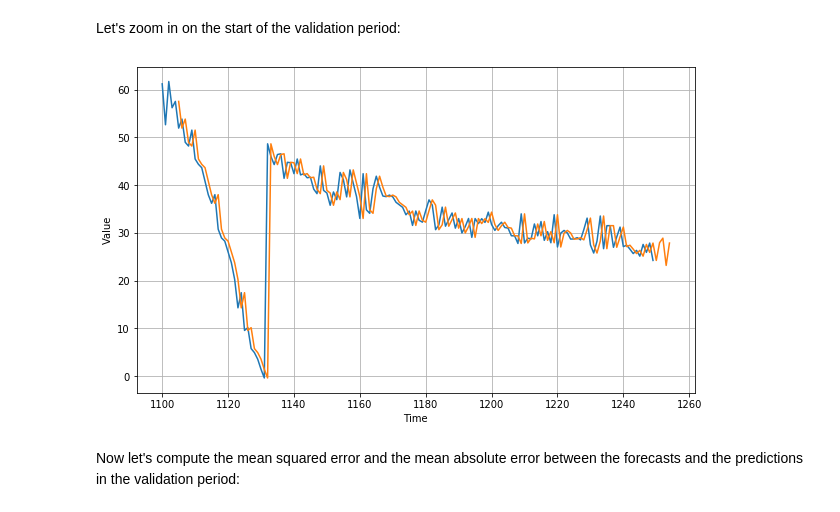
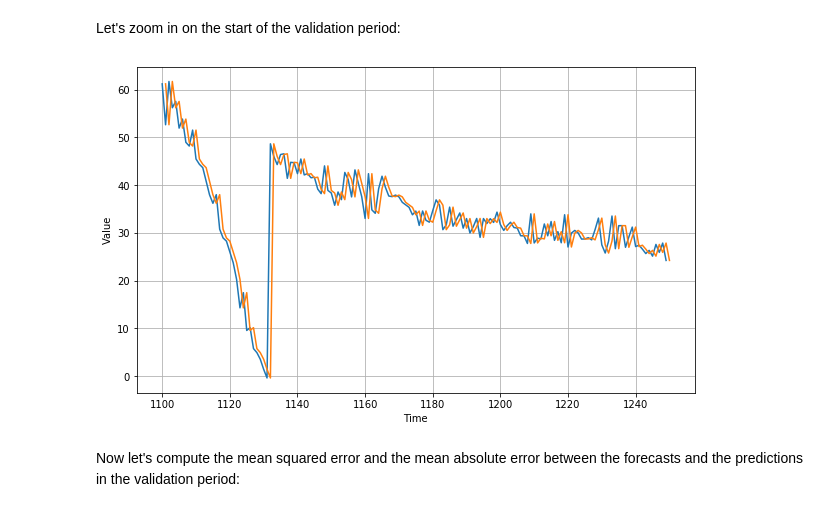
Before and after one commit to sergejhorvat/TensorFlow-in-Practice---Coursera, a Jupyter notebook: Sequences, Time Series and Prediction/Week 1 Exercise Question.ipynb, the cells around one changed output. Cells and saved outputs as stored; diff of their text form; code cells hidden in the pictures.

```diff
--- a/Sequences, Time Series and Prediction/Week 1 Exercise Question.ipynb
+++ b/Sequences, Time Series and Prediction/Week 1 Exercise Question.ipynb
@@ -118,11 +118,11 @@ Let's zoom in on the start of the validation period:
 # %%
 plt.figure(figsize=(10, 6))
 plot_series(time_valid, x_valid, start=0 ,end=150)
-plot_series(time_valid, naive_forecast,start=5, end=155)
+plot_series(time_valid, naive_forecast,start=1, end=151)
 
 # EXPECTED - Chart with X-Axis from 1100-1250 and Y Axes with series value and projections. Projections should be time stepped 1 unit 'after' series
 # %% [output]
-[figure, old version]
+[figure, new version]
 # %% [markdown]
 Now let's compute the mean squared error and the mean absolute error between the forecasts and the predictions in the validation period:
 # %%
```
Also changed, not shown: parts of 6 cells of this notebook.
